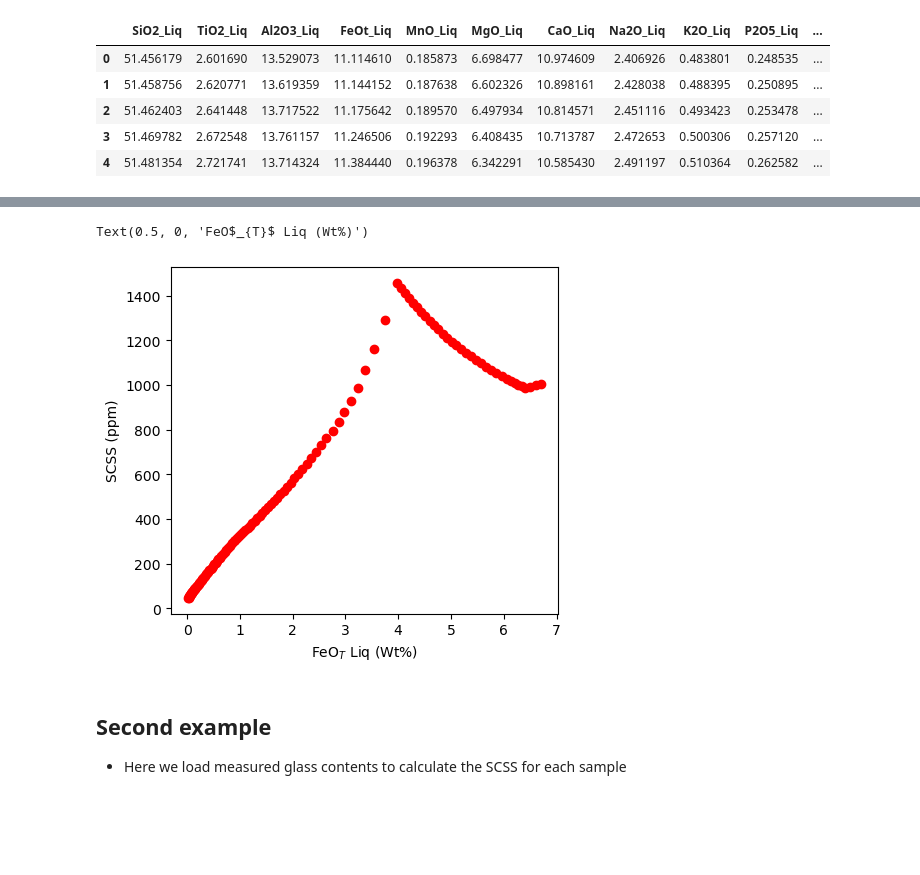
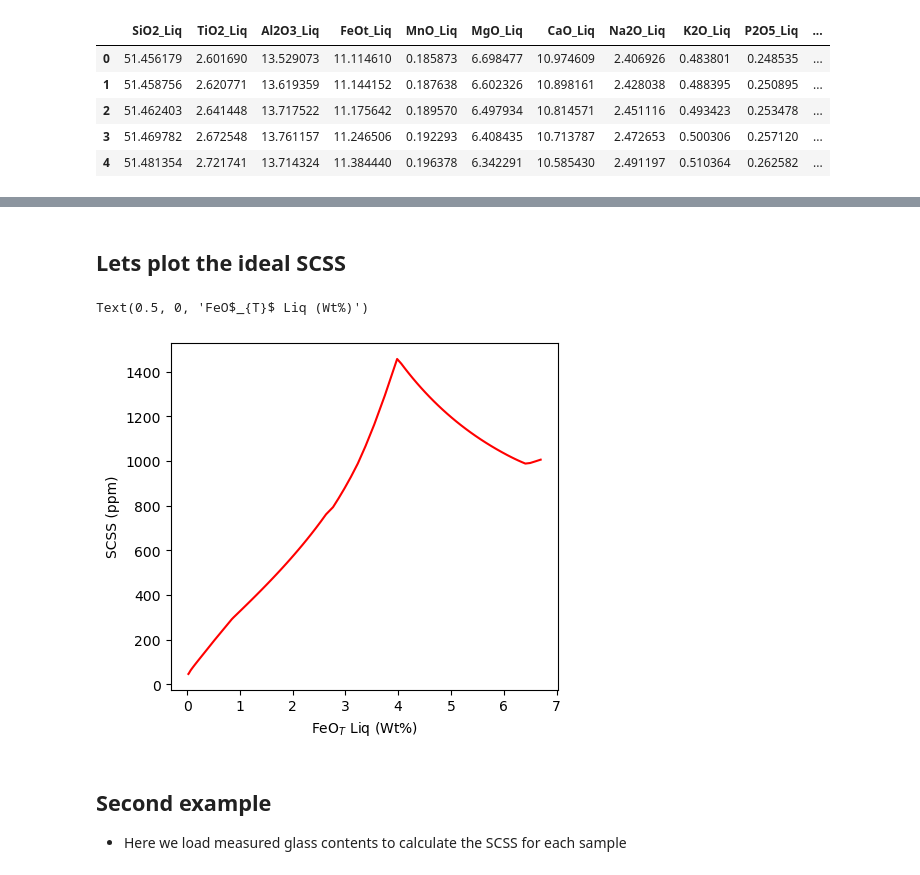
Before and after one commit to PennyWieser/PySulfSat, a Jupyter notebook: docs/Examples/Data_Input/Importing_Spreadsheet.ipynb, the cells around one changed output, grey strips where cells are left out. Saved outputs shown, nothing was run; the diff lists cells and outputs as text; code cells hidden in the pictures; blank space fills up the shorter version.

```diff
--- a/docs/Examples/Data_Input/Importing_Spreadsheet.ipynb
+++ b/docs/Examples/Data_Input/Importing_Spreadsheet.ipynb
@@ -34,7 +34,7 @@ We have replaced all missing liquid oxides and strings with zeros.
 | 3 | 51.469782 | 2.672548 | 13.761157 | 11.246506 | 0.192293 | 6.408435 | 10.713787 | 2.472653 | 0.500306 | 0.257120 | ... |
 | 4 | 51.481354 | 2.721741 | 13.714324 | 11.384440 | 0.196378 | 6.342291 | 10.585430 | 2.491197 | 0.510364 | 0.262582 | ... |
 # %%
-Smythe_CalcSulf=ss.calculate_S2017_SCSS(df=df_out, T_K=df_out['Temp (K) MELTS'],
+Smythe_CalcSulf=ss.calculate_S2017_SCSS(df=df_out, T_K=df_out['Temp (K) MELTS_Liq'],
 P_kbar=5, Fe_FeNiCu_Sulf=0.65,
 Fe3Fet_Liq=df_out['Fe3Fet_Liq'])
 
@@ -48,16 +48,18 @@ You havent entered a value for Ni_FeNiCu_Sulf and Cu_FeNiCu_Sulf so we cant calc
 | 2 | 991.146818 | 270.751353 | 1441.220313 | 5 | 0.65 | 0.0 | ... |
 | 3 | 988.661837 | 270.072532 | 1439.220313 | 5 | 0.65 | 0.0 | ... |
 | 4 | 995.268759 | 271.877343 | 1437.220313 | 5 | 0.65 | 0.0 | ... |
+# %% [markdown]
+## Lets plot the ideal SCSS
 # %%
 fig, (ax1) = plt.subplots(1, 1, figsize=(5,4.5), sharey=True)
 ax1.plot(Smythe_CalcSulf['MgO_Liq'], Smythe_CalcSulf['SCSS_ideal_ppm_Smythe2017'],
-         'or')
+         '-r')
 
 ax1.set_ylabel('SCSS (ppm)')
 ax1.set_xlabel('FeO$_{T}$ Liq (Wt%)')
 # %% [output]
 Text(0.5, 0, 'FeO$_{T}$ Liq (Wt%)')
-[figure, old version]
+[figure, new version]
 # %% [markdown]
 ## Second example
 - Here we load measured glass contents to calculate the SCSS for each sample
```
Also changed, not shown: parts of 4 cells of this notebook, 28 other files.
